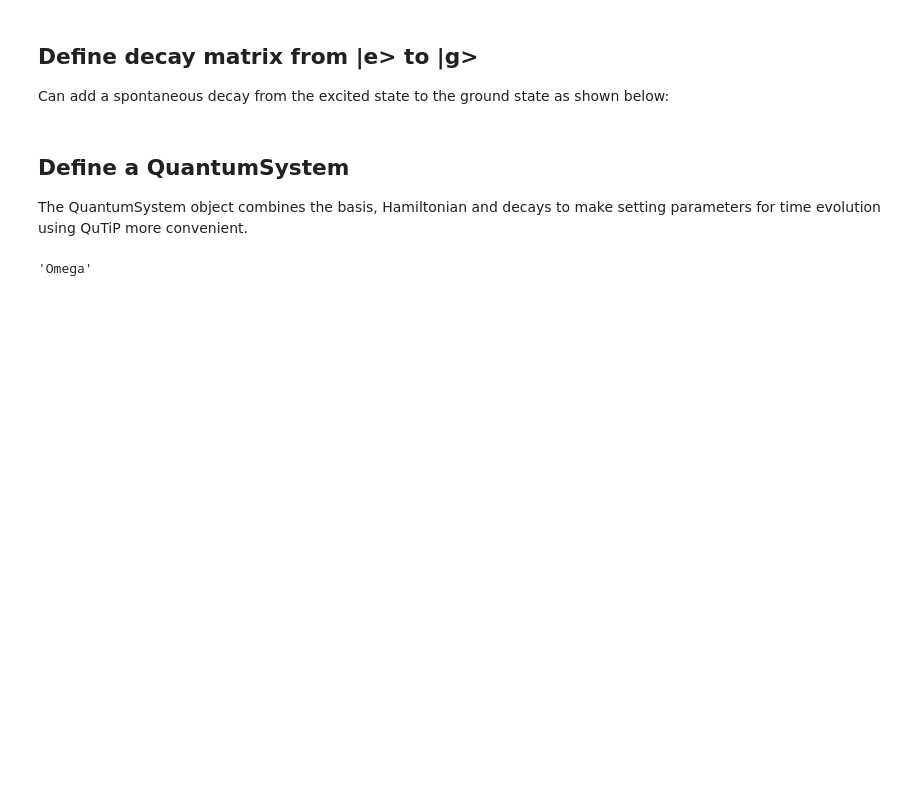
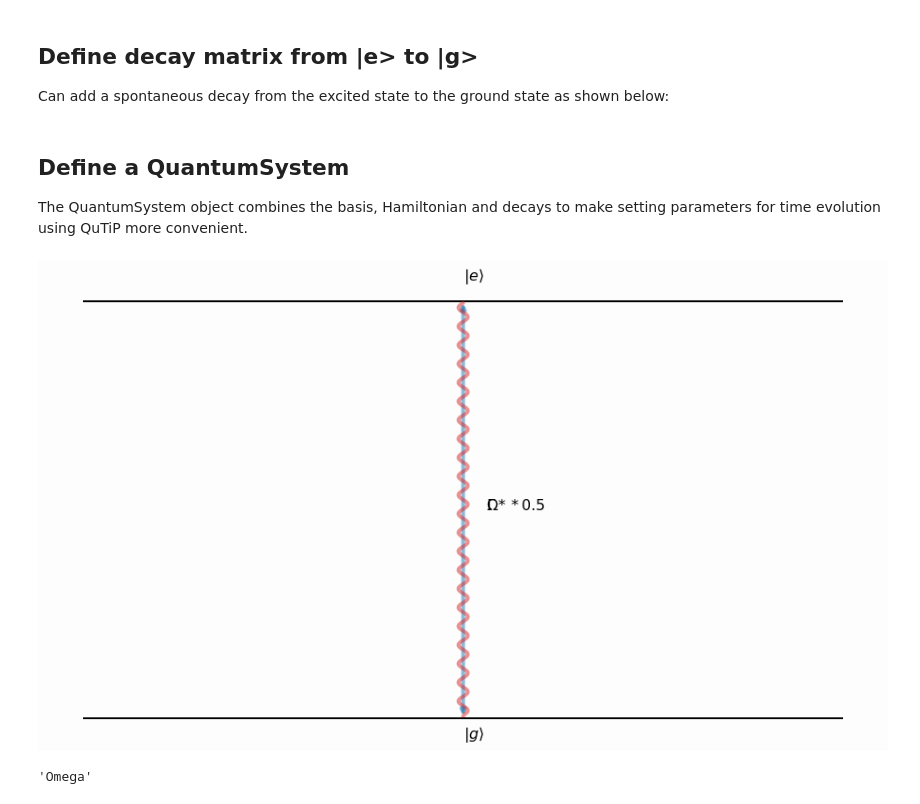
Before and after one commit to otimgren/toy-systems, a Jupyter notebook: examples/Landau-Zener transitions.ipynb, the cells around one changed output. Drawn from its saved outputs; the diff is of its cells as text; code cells hidden in the pictures; blank space fills up the shorter version.

```diff
--- a/examples/Landau-Zener transitions.ipynb
+++ b/examples/Landau-Zener transitions.ipynb
@@ -89,13 +93,16 @@ The QuantumSystem object combines the basis, Hamiltonian and decays to make sett
 # %%
 # Define the system
 system = QuantumSystem(
     basis=basis,
     couplings=[E_g, E_e, coupling],
     decays=[decay],
 )
+visualizer = Visualizer(system, vertical={"label":10}, horizontal={"label":0})
 
 # Get representations of the Hamiltonian and the decays that will be accepted by qutip
 Hqobj, c_qobj = system.get_qobjs()
+# %% [output]
+[figure, added]
 # %%
 Hqobj.ops[2].coeff
 # %% [output]
```
Also changed, not shown: parts of 1 cell of this notebook, 7 other files.
